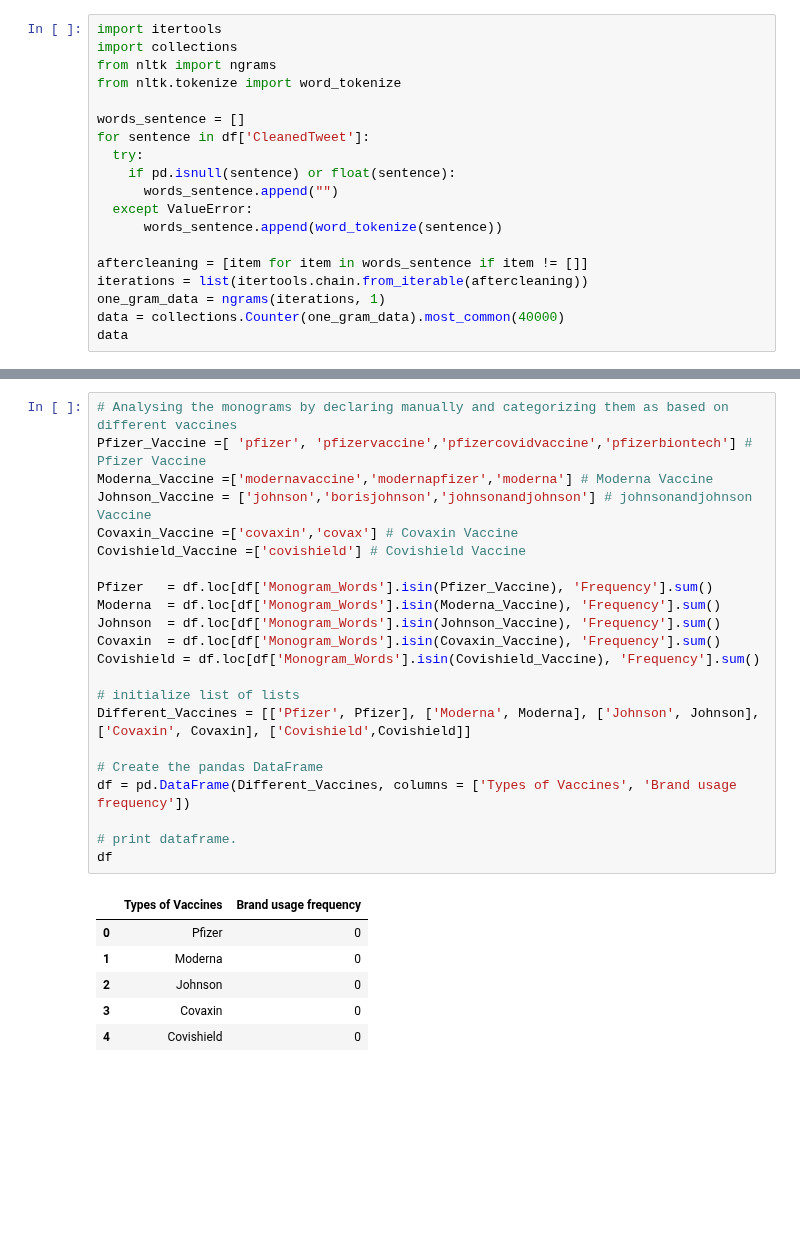
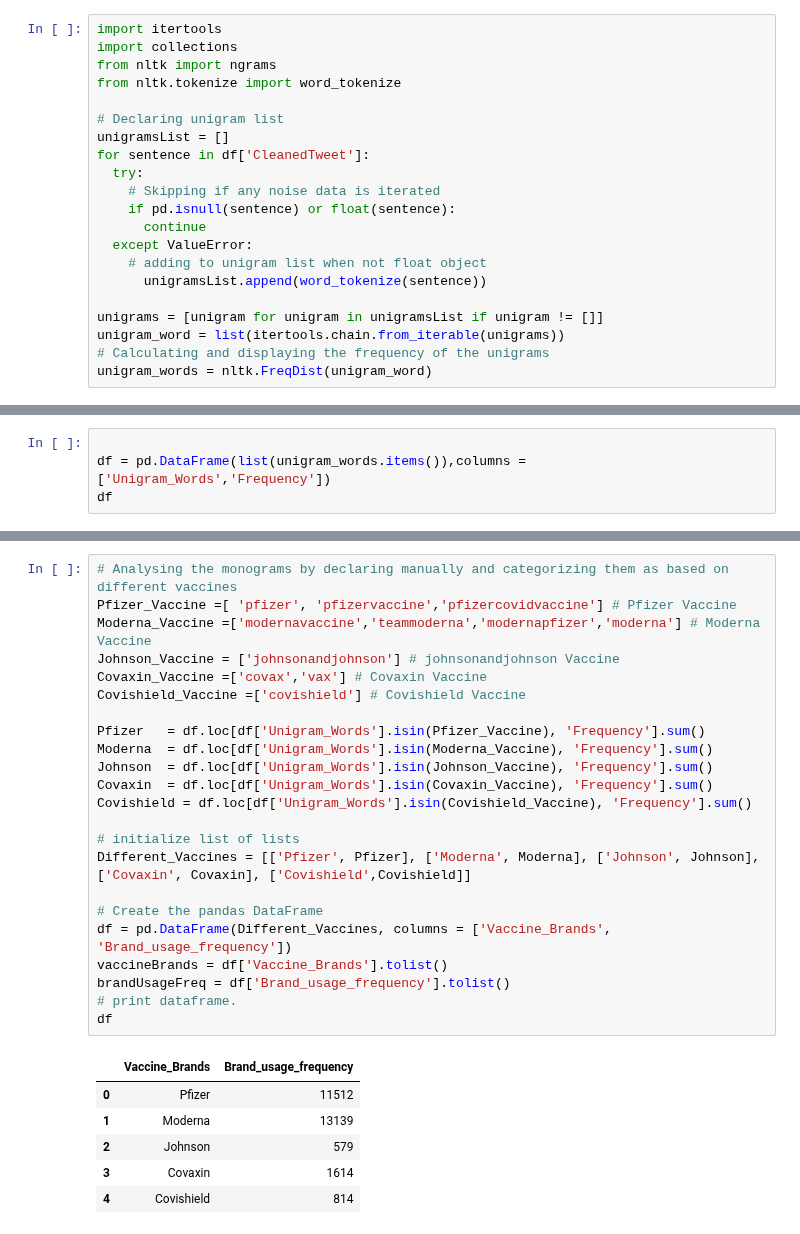
Before and after one commit to Nagmashaik123/Section203-Group06, a Jupyter notebook: Vacc_Brands_TM_Monograms.ipynb, the cells around one changed output, grey strips where cells are left out. Cells and saved outputs as stored; diff of their text form; blank space fills up the shorter version.

```diff
--- a/Vacc_Brands_TM_Monograms.ipynb
+++ b/Vacc_Brands_TM_Monograms.ipynb
@@ -46,16 +47,18 @@ import collections
 from nltk import ngrams
 from nltk.tokenize import word_tokenize
 
-words_sentence = []
+# Declaring unigram list
+unigramsList = []
 for sentence in df['CleanedTweet']:
   try:
+    # Skipping if any noise data is iterated
     if pd.isnull(sentence) or float(sentence):
-      words_sentence.append("")
+      continue
   except ValueError:
-      words_sentence.append(word_tokenize(sentence))
+    # adding to unigram list when not float object
+      unigramsList.append(word_tokenize(sentence))
 
-aftercleaning = [item for item in words_sentence if item != []]
-iterations = list(itertools.chain.from_iterable(aftercleaning))
-one_gram_data = ngrams(iterations, 1)
-data = collections.Counter(one_gram_data).most_common(40000)
-data
+unigrams = [unigram for unigram in unigramsList if unigram != []]
+unigram_word = list(itertools.chain.from_iterable(unigrams))
+# Calculating and displaying the frequency of the unigrams
+unigram_words = nltk.FreqDist(unigram_word)
@@ -101,0 +65,4 @@ print(df)
+# %%
+
+df = pd.DataFrame(list(unigram_words.items()),columns = ['Unigram_Words','Frequency'])
+df
@@ -102,29 +83,30 @@ print(df)
 # %%
 # Analysing the monograms by declaring manually and categorizing them as based on different vaccines
-Pfizer_Vaccine =[ 'pfizer', 'pfizervaccine','pfizercovidvaccine','pfizerbiontech'] # Pfizer Vaccine
-Moderna_Vaccine =['modernavaccine','modernapfizer','moderna'] # Moderna Vaccine
-Johnson_Vaccine = ['johnson','borisjohnson','johnsonandjohnson'] # johnsonandjohnson Vaccine
-Covaxin_Vaccine =['covaxin','covax'] # Covaxin Vaccine
+Pfizer_Vaccine =[ 'pfizer', 'pfizervaccine','pfizercovidvaccine'] # Pfizer Vaccine
+Moderna_Vaccine =['modernavaccine','teammoderna','modernapfizer','moderna'] # Moderna Vaccine
+Johnson_Vaccine = ['johnsonandjohnson'] # johnsonandjohnson Vaccine
+Covaxin_Vaccine =['covax','vax'] # Covaxin Vaccine
 Covishield_Vaccine =['covishield'] # Covishield Vaccine
 
-Pfizer   = df.loc[df['Monogram_Words'].isin(Pfizer_Vaccine), 'Frequency'].sum()
-Moderna  = df.loc[df['Monogram_Words'].isin(Moderna_Vaccine), 'Frequency'].sum()
-Johnson  = df.loc[df['Monogram_Words'].isin(Johnson_Vaccine), 'Frequency'].sum()
-Covaxin  = df.loc[df['Monogram_Words'].isin(Covaxin_Vaccine), 'Frequency'].sum()
-Covishield = df.loc[df['Monogram_Words'].isin(Covishield_Vaccine), 'Frequency'].sum()
+Pfizer   = df.loc[df['Unigram_Words'].isin(Pfizer_Vaccine), 'Frequency'].sum()
+Moderna  = df.loc[df['Unigram_Words'].isin(Moderna_Vaccine), 'Frequency'].sum()
+Johnson  = df.loc[df['Unigram_Words'].isin(Johnson_Vaccine), 'Frequency'].sum()
+Covaxin  = df.loc[df['Unigram_Words'].isin(Covaxin_Vaccine), 'Frequency'].sum()
+Covishield = df.loc[df['Unigram_Words'].isin(Covishield_Vaccine), 'Frequency'].sum()
 
 # initialize list of lists
 Different_Vaccines = [['Pfizer', Pfizer], ['Moderna', Moderna], ['Johnson', Johnson],['Covaxin', Covaxin], ['Covishield',Covishield]]
 
 # Create the pandas DataFrame
-df = pd.DataFrame(Different_Vaccines, columns = ['Types of Vaccines', 'Brand usage frequency'])
-
+df = pd.DataFrame(Different_Vaccines, columns = ['Vaccine_Brands', 'Brand_usage_frequency'])
+vaccineBrands = df['Vaccine_Brands'].tolist()
+brandUsageFreq = df['Brand_usage_frequency'].tolist()
 # print dataframe.
 df
 # %% [output]
-|  | Types of Vaccines | Brand usage frequency |
-| 0 | Pfizer | 0 |
-| 1 | Moderna | 0 |
-| 2 | Johnson | 0 |
-| 3 | Covaxin | 0 |
-| 4 | Covishield | 0 |
+|  | Vaccine_Brands | Brand_usage_frequency |
+| 0 | Pfizer | 11512 |
+| 1 | Moderna | 13139 |
+| 2 | Johnson | 579 |
+| 3 | Covaxin | 1614 |
+| 4 | Covishield | 814 |
```
Also changed, not shown: parts of 7 cells of this notebook.
